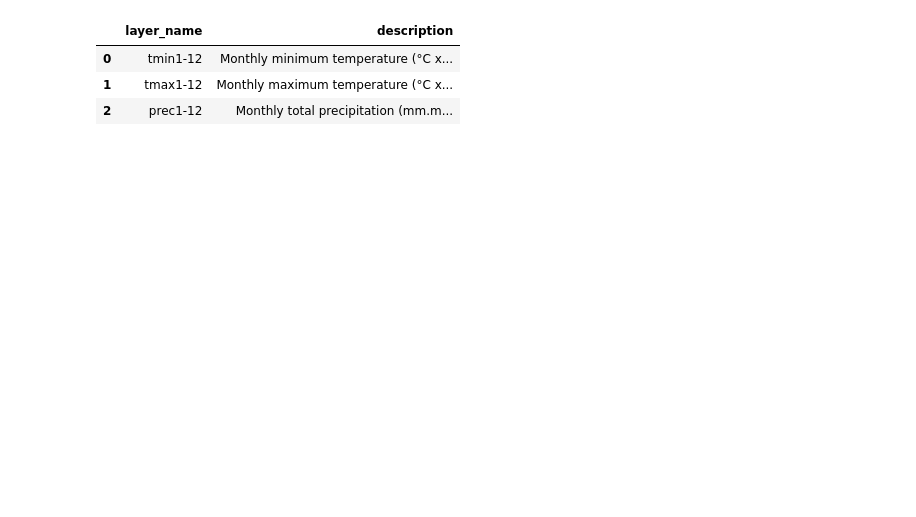
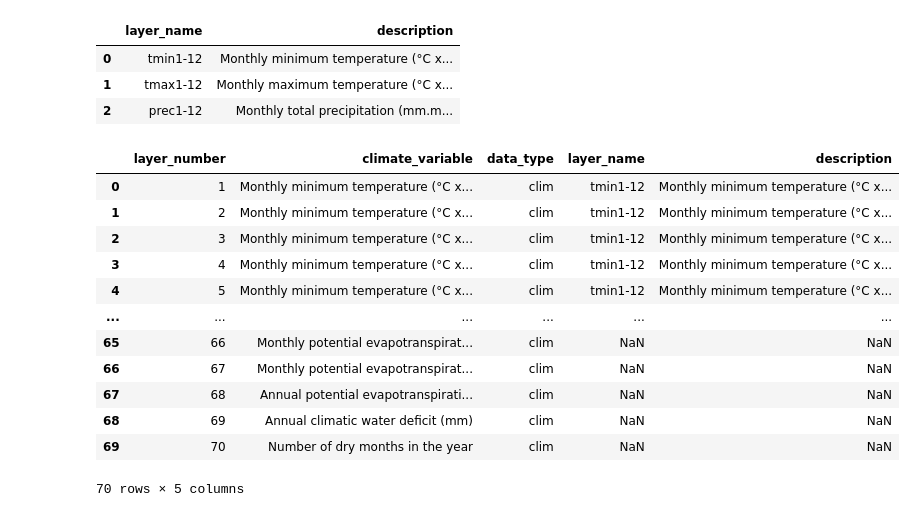
Before and after one commit to tahiri-lab/py_madaclim, a Jupyter notebook: src/coffeaphylogeo/geoclim/formatting_layers_metadata.ipynb, the cells around one changed output. Saved outputs shown, nothing was run; the diff lists cells and outputs as text; code cells hidden in the pictures; blank space fills up the shorter version.

```diff
--- a/src/coffeaphylogeo/geoclim/formatting_layers_metadata.ipynb
+++ b/src/coffeaphylogeo/geoclim/formatting_layers_metadata.ipynb
@@ -99,3 +105,19 @@ monthly_vars
 | 0 | tmin1-12 | Monthly minimum temperature (°C x... |
 | 1 | tmax1-12 | Monthly maximum temperature (°C x... |
 | 2 | prec1-12 | Monthly total precipitation (mm.m... |
+# %%
+pd.merge(df, monthly_vars, left_on="climate_variable", right_on="description", how="outer")
+# %% [output]
+|  | layer_number | climate_variable | data_type | layer_name | description |
+| 0 | 1 | Monthly minimum temperature (°C x... | clim | tmin1-12 | Monthly minimum temperature (°C x... |
+| 1 | 2 | Monthly minimum temperature (°C x... | clim | tmin1-12 | Monthly minimum temperature (°C x... |
+| 2 | 3 | Monthly minimum temperature (°C x... | clim | tmin1-12 | Monthly minimum temperature (°C x... |
+| 3 | 4 | Monthly minimum temperature (°C x... | clim | tmin1-12 | Monthly minimum temperature (°C x... |
+| 4 | 5 | Monthly minimum temperature (°C x... | clim | tmin1-12 | Monthly minimum temperature (°C x... |
+| ... | ... | ... | ... | ... | ... |
+| 65 | 66 | Monthly potential evapotranspirat... | clim | NaN | NaN |
+| 66 | 67 | Monthly potential evapotranspirat... | clim | NaN | NaN |
+| 67 | 68 | Annual potential evapotranspirati... | clim | NaN | NaN |
+| 68 | 69 | Annual climatic water deficit (mm) | clim | NaN | NaN |
+| 69 | 70 | Number of dry months in the year | clim | NaN | NaN |
+70 rows × 5 columns
```
Also changed, not shown: parts of 40 cells of this notebook.
